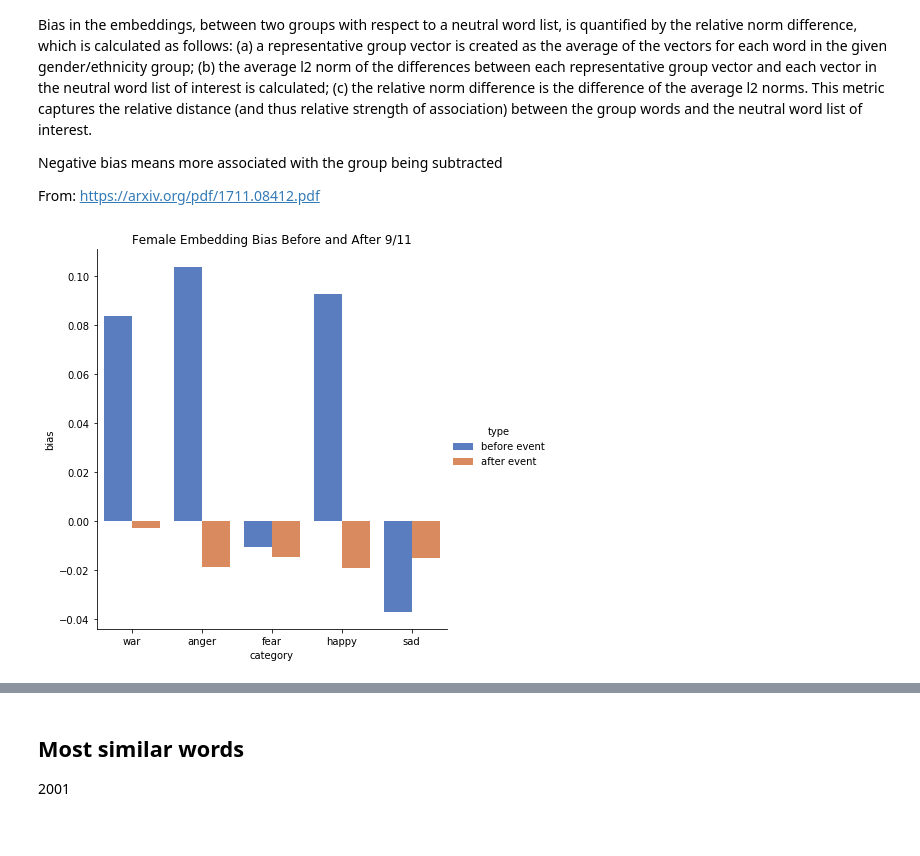
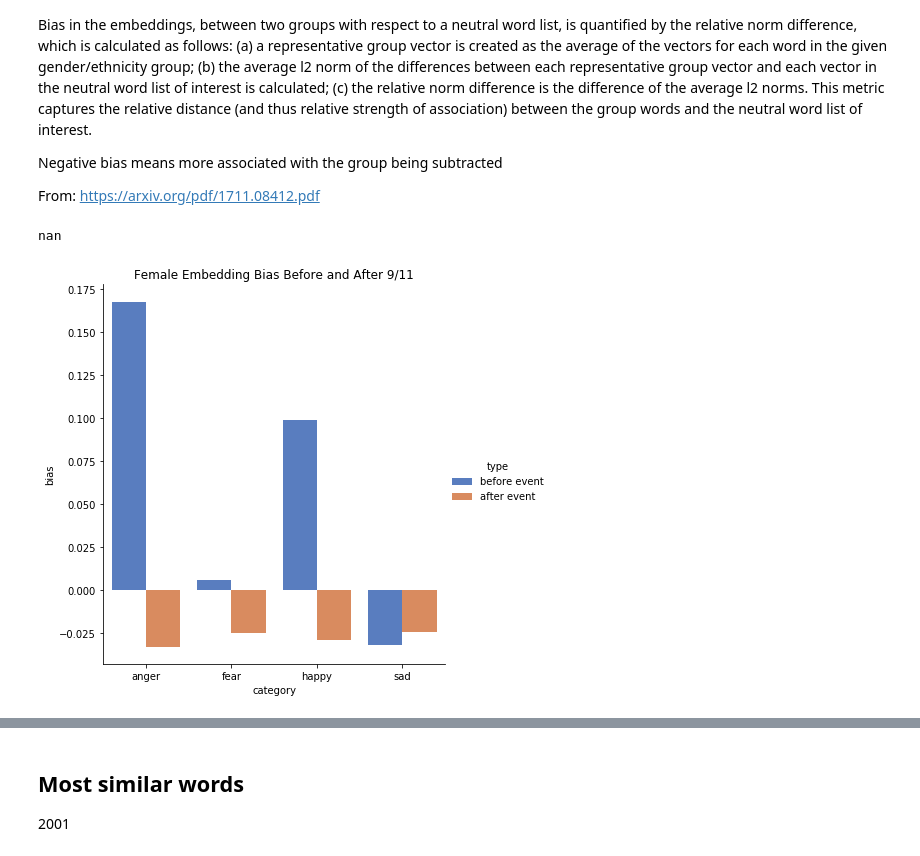
Before and after one commit to laurenjli/nlp-tal, a Jupyter notebook: events_analysis.ipynb, the cells around one changed output, grey strips where cells are left out. Saved outputs shown, nothing was run; the diff lists cells and outputs as text; code cells hidden in the pictures.

```diff
--- a/events_analysis.ipynb
+++ b/events_analysis.ipynb
@@ -232,19 +447,26 @@ poor = ['poor', 'cheap', 'poverty', 'broke']
 # %%
 # pre 911
-talW2V = gensim.models.word2vec.Word2Vec(grouped['no_lemma_normalized_sents'].sum(),size=1000)
+talW2V = gensim.models.word2vec.Word2Vec(grouped['no_lemma_normalized_sents'].sum(),size=5000)
 
 male_vec = helper.mk_rep_group_vec(talW2V, male)
 female_vec = helper.mk_rep_group_vec(talW2V, female)
 rich_vec = helper.mk_rep_group_vec(talW2V, rich)
 poor_vec = helper.mk_rep_group_vec(talW2V, poor)
+islam_vec = helper.mk_rep_group_vec(talW2V,islam)
+christ_vec = helper.mk_rep_group_vec(talW2V,christian)
+# %%
+islam_vec
+# %% [output]
+nan
 # %%
 # now try on post 9/11
-talW2V01 = gensim.models.word2vec.Word2Vec(grouped2['no_lemma_normalized_sents'].sum(),size=1000)
+talW2V01 = gensim.models.word2vec.Word2Vec(grouped2['no_lemma_normalized_sents'].sum(),size=2000)
 
 male_vec01 = helper.mk_rep_group_vec(talW2V01, male)
 female_vec01 = helper.mk_rep_group_vec(talW2V01, female)
 rich_vec01 = helper.mk_rep_group_vec(talW2V01, rich)
 poor_vec01 = helper.mk_rep_group_vec(talW2V01, poor)
+islam_vec01 = helper.mk_rep_group_vec(talW2V01,islam)
 # %%
 # neutral word list (war? liberal, conservative)
 liberal = ['liberal', 'progressive', 'democrat']
@@ -257,8 +480,8 @@ sad = ['sad', 'unhappy', 'tears']
 # %%
-wordlist_dict = {'war': war, 'anger': anger, 'fear': fear, 'happy': happy, 'sad': sad}
+wordlist_dict = {'anger': anger, 'fear': fear, 'happy': happy, 'sad': sad}
 pre_dict = {'model': talW2V, 'group_vec': female_vec, 'compare_vec': male_vec}
 post_dict = {'model': talW2V01, 'group_vec': female_vec01, 'compare_vec': male_vec01}
 
 helper.plot_bias(pre_dict, post_dict, 'Female Embedding Bias Before and After 9/11',wordlist_dict)
 # %% [output]
-[figure, old version]
+[figure, new version]
```
Also changed, not shown: parts of 42 cells of this notebook, 1 other file.
